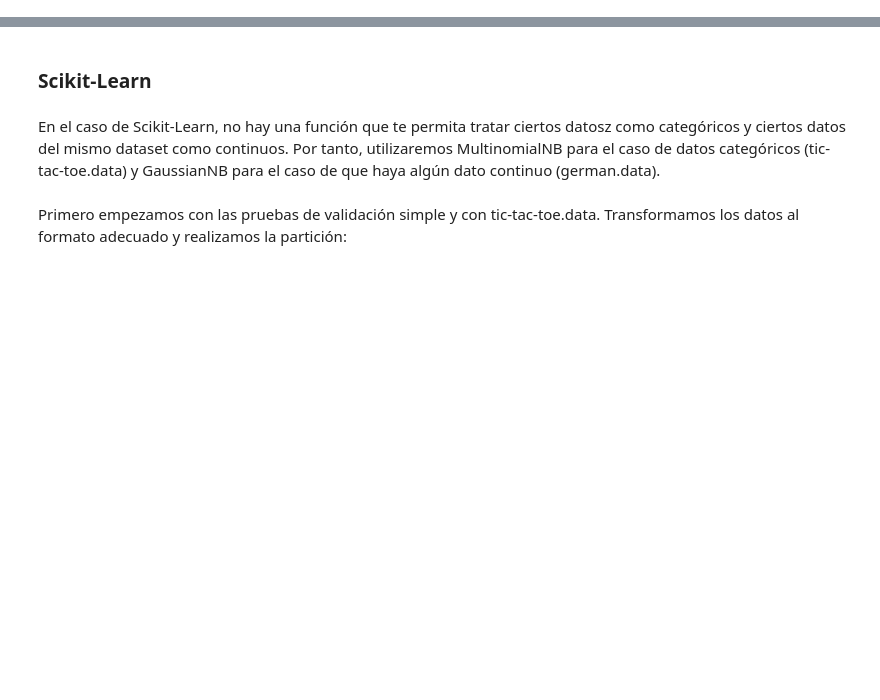
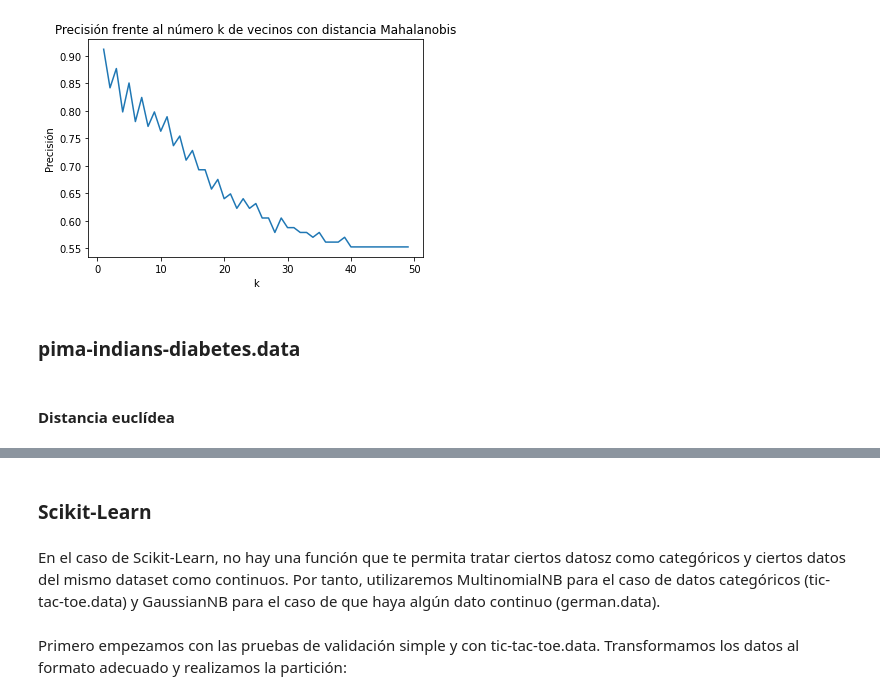
Before and after one commit to Albertogk/FAA, a Jupyter notebook: practica2/main.ipynb, the cells around one changed output, grey strips where cells are left out. Cells and saved outputs as stored; diff of their text form; code cells hidden in the pictures; blank space fills up the shorter version.

```diff
--- a/practica2/main.ipynb
+++ b/practica2/main.ipynb
@@ -164,0 +100,30 @@ print(prediccion)
+# %%
+dataset = Datos('wdbc.data')
+transformar_datos(dataset)
+datostrain, datostest = get_train_test(dataset, seed, p)
+
+cl = ClasificadorVecinosProximos()
+cl.entrenamiento(datostrain, dataset.nominalAtributos, dataset.diccionario)
+
+k_precision_wdbc_mahalanobis = np.zeros(len(k_values))
+
+cnt = 0
+
+for k in k_values:
+    prediccion = cl.clasifica(datostest, dataset.nominalAtributos, dataset.diccionario, k=k, distancia="mahalanobis")
+    k_precision_wdbc_mahalanobis[cnt] += 1-cl.error(datostest, prediccion)
+
+    cnt += 1
+# %%
+plt.figure()
+plt.plot(k_values, k_precision_wdbc_mahalanobis)
+plt.xlabel("k")
+plt.ylabel("Precisión")
+plt.title("Precisión frente al número k de vecinos con distancia Mahalanobis")
+plt.show()
+# %% [output]
+[figure, added]
+# %% [markdown]
+<h3>pima-indians-diabetes.data</h3>
+# %% [markdown]
+<h4>Distancia euclídea</h4>
```
Also changed, not shown: parts of 64 cells of this notebook.
